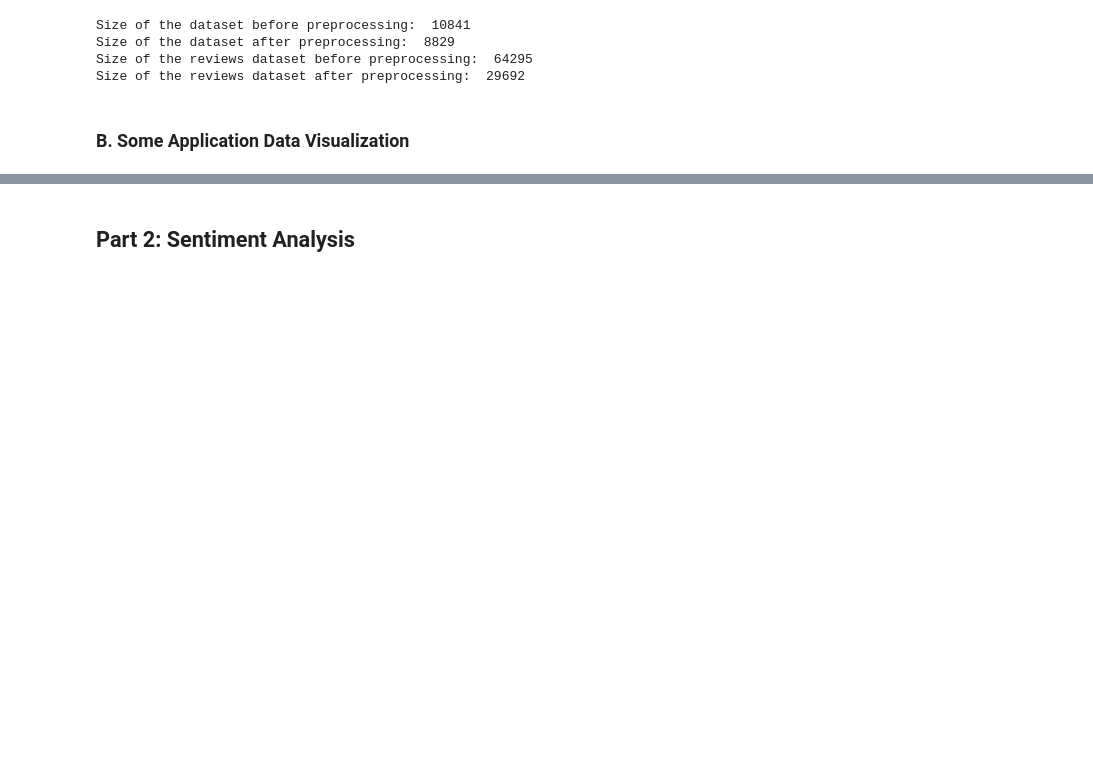
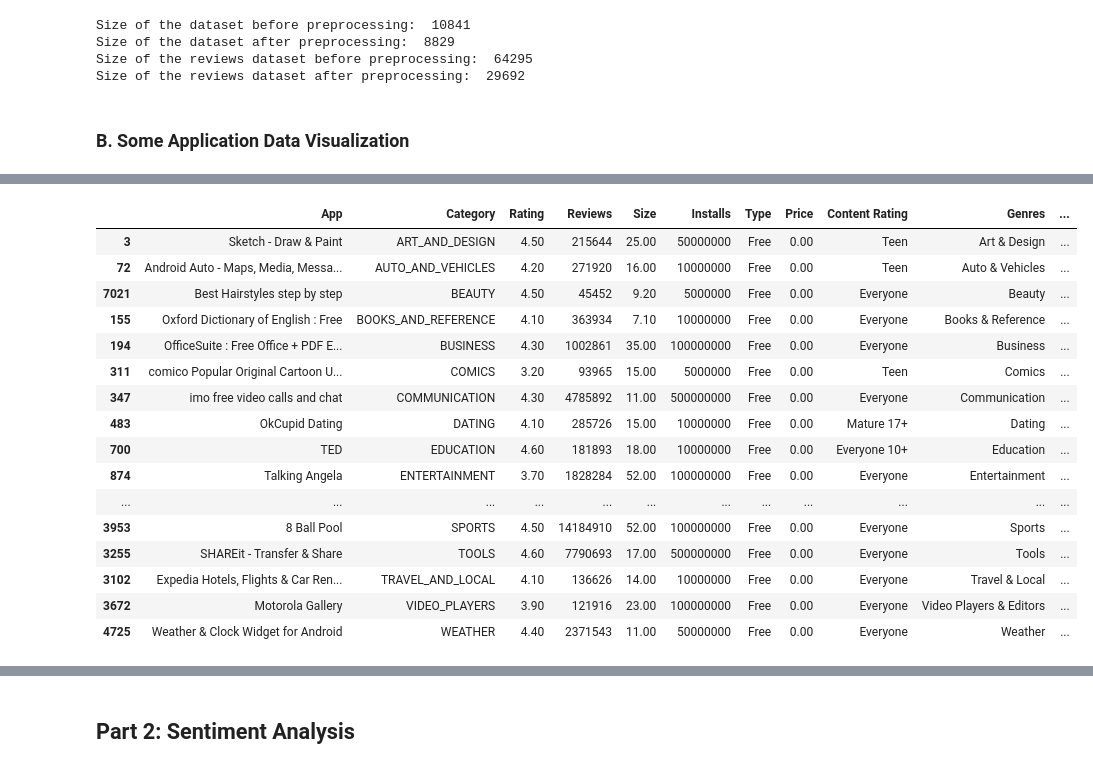
Before and after one commit to syed-rizvi-leanix/google_play_store_reviews, a Jupyter notebook: google_play_store.ipynb, the cells around one changed output, grey strips where cells are left out. Cells and saved outputs as stored; diff of their text form; code cells hidden in the pictures; blank space fills up the shorter version.

```diff
--- a/google_play_store.ipynb
+++ b/google_play_store.ipynb
@@ -134,3 +139,24 @@ print(summary_table)
   App Type  Count  Average Rating
 0     Free   8175            4.17
 1     Paid    654            4.27
+# %%
+most_downloaded_apps_by_category = app_df.loc[app_df.groupby('Category')['Installs'].idxmax()]
+most_downloaded_apps_by_category
+# %% [output]
+|  | App | Category | Rating | Reviews | Size | Installs | Type | Price | Content Rating | Genres | ... |
+| 3 | Sketch - Draw & Paint | ART_AND_DESIGN | 4.50 | 215644 | 25.00 | 50000000 | Free | 0.00 | Teen | Art & Design | ... |
+| 72 | Android Auto - Maps, Media, Messa... | AUTO_AND_VEHICLES | 4.20 | 271920 | 16.00 | 10000000 | Free | 0.00 | Teen | Auto & Vehicles | ... |
+| 7021 | Best Hairstyles step by step | BEAUTY | 4.50 | 45452 | 9.20 | 5000000 | Free | 0.00 | Everyone | Beauty | ... |
+| 155 | Oxford Dictionary of English : Free | BOOKS_AND_REFERENCE | 4.10 | 363934 | 7.10 | 10000000 | Free | 0.00 | Everyone | Books & Reference | ... |
+| 194 | OfficeSuite : Free Office + PDF E... | BUSINESS | 4.30 | 1002861 | 35.00 | 100000000 | Free | 0.00 | Everyone | Business | ... |
+| 311 | comico Popular Original Cartoon U... | COMICS | 3.20 | 93965 | 15.00 | 5000000 | Free | 0.00 | Teen | Comics | ... |
+| 347 | imo free video calls and chat | COMMUNICATION | 4.30 | 4785892 | 11.00 | 500000000 | Free | 0.00 | Everyone | Communication | ... |
+| 483 | OkCupid Dating | DATING | 4.10 | 285726 | 15.00 | 10000000 | Free | 0.00 | Mature 17+ | Dating | ... |
+| 700 | TED | EDUCATION | 4.60 | 181893 | 18.00 | 10000000 | Free | 0.00 | Everyone 10+ | Education | ... |
+| 874 | Talking Angela | ENTERTAINMENT | 3.70 | 1828284 | 52.00 | 100000000 | Free | 0.00 | Everyone | Entertainment | ... |
+| ... | ... | ... | ... | ... | ... | ... | ... | ... | ... | ... | ... |
+| 3953 | 8 Ball Pool | SPORTS | 4.50 | 14184910 | 52.00 | 100000000 | Free | 0.00 | Everyone | Sports | ... |
+| 3255 | SHAREit - Transfer & Share | TOOLS | 4.60 | 7790693 | 17.00 | 500000000 | Free | 0.00 | Everyone | Tools | ... |
+| 3102 | Expedia Hotels, Flights & Car Ren... | TRAVEL_AND_LOCAL | 4.10 | 136626 | 14.00 | 10000000 | Free | 0.00 | Everyone | Travel & Local | ... |
+| 3672 | Motorola Gallery | VIDEO_PLAYERS | 3.90 | 121916 | 23.00 | 100000000 | Free | 0.00 | Everyone | Video Players & Editors | ... |
+| 4725 | Weather & Clock Widget for Android | WEATHER | 4.40 | 2371543 | 11.00 | 50000000 | Free | 0.00 | Everyone | Weather | ... |
```
Also changed, not shown: parts of 9 cells of this notebook, 1 other file.
